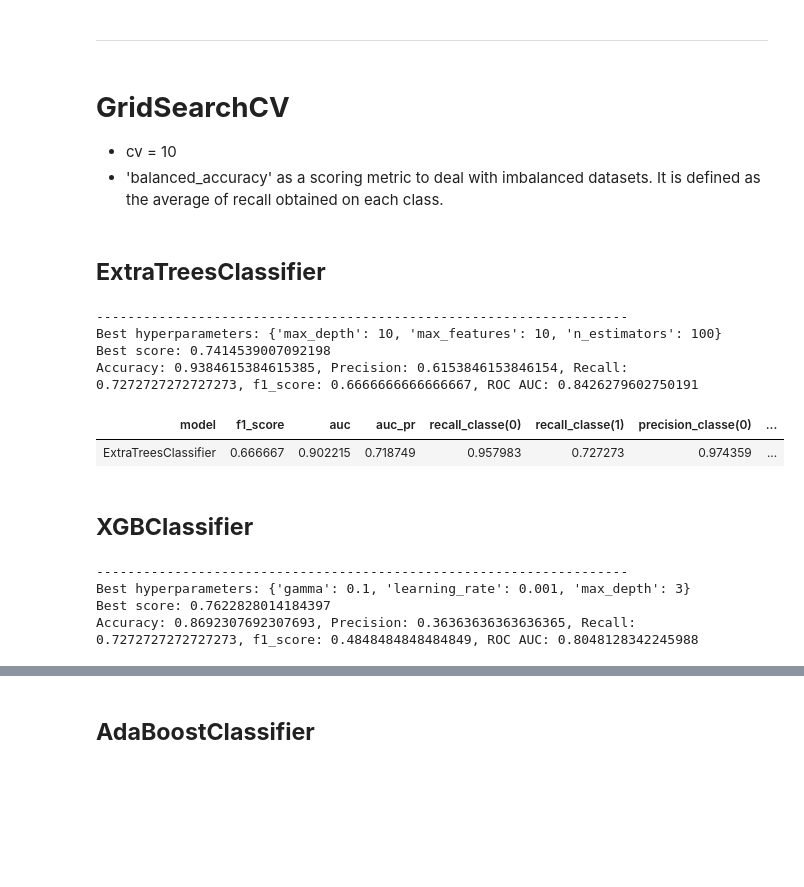
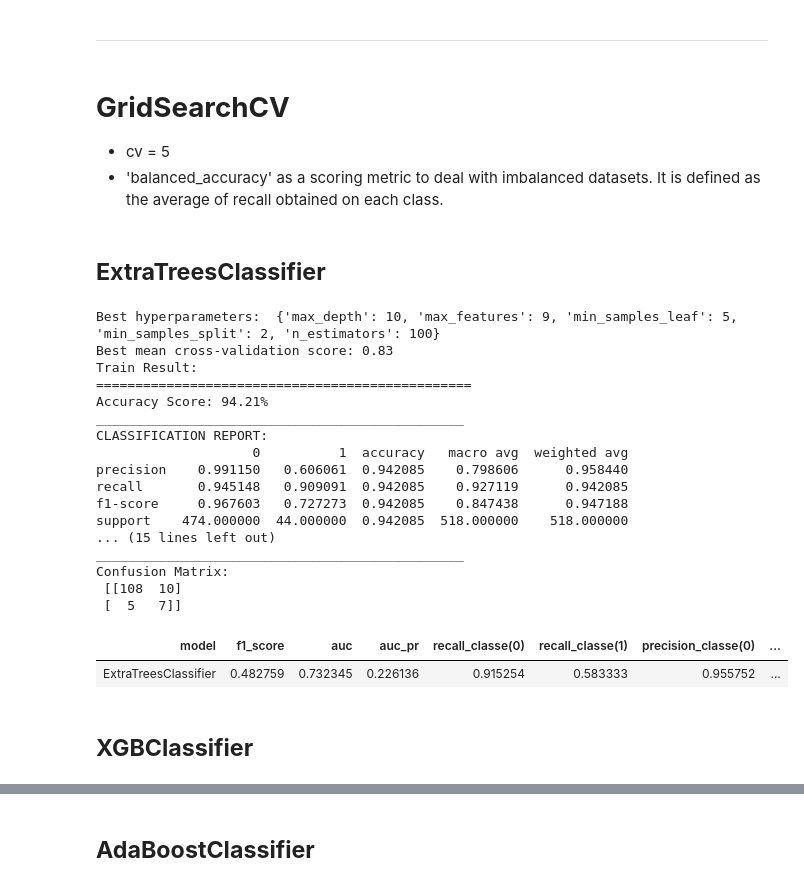
Before and after one commit to mounsifelatouch/cdd, a Jupyter notebook: notebooks/4_cdd_ml_part_4_models_building.ipynb, the cells around one changed output, grey strips where cells are left out. Saved outputs shown, nothing was run; the diff lists cells and outputs as text; code cells hidden in the pictures; blank space fills up the shorter version.

```diff
--- a/notebooks/4_cdd_ml_part_4_models_building.ipynb
+++ b/notebooks/4_cdd_ml_part_4_models_building.ipynb
@@ -92,14 +92,13 @@ def print_auc(clf, X_train, y_train, X_test, y_test, model_name) :
     #plt.title("Precision-Recall Curve")
 
     #plt.show()
-    #print_score(clf, X_train, y_train, X_test, y_test, train=True)
     precision_sc=precision_score(y_test, clf.predict(X_test), average=None)
     recall_sc = recall_score(y_test, clf.predict(X_test), average=None)
     test_score = accuracy_score(y_test, clf.predict(X_test)) * 100
     train_score = accuracy_score(y_train, clf.predict(X_train)) * 100
     f1 = f1_score(y_test, clf.predict(X_test))
-    #print_score(clf, X_train, y_train, X_test, y_test, train=True)
-    #print_score(clf, X_train, y_train, X_test, y_test, train=False)
+    print_score(clf, X_train, y_train, X_test, y_test, train=True)
+    print_score(clf, X_train, y_train, X_test, y_test, train=False)
     metriques = {"fpr" : fpr, "recall_sc" : recall_sc, "precision_sc" : precision_sc, "tpr" : tpr,
                  "test_score" : test_score, "train_score" : train_score, "f1" : f1,
                  "auc_pr" : auc_precision_recall, "auc": roc_auc}
@@ -137,4 +128,4 @@ In addition, you may want to consider the class imbalance in your dataset and us
 # %%
-df = pd.read_csv('bioactivity_data_GraphOnlyFingerprinter.csv')
+df = pd.read_csv('bioactivity_data_PubchemFingerprinter.csv')
 df
 # %% [output]
@@ -176,7 +167,8 @@ X.shape, y.shape
 # %% [markdown]
 ## **Data split (80/20 ratio)**
 # %%
-idx_train, idx_test = train_test_split(np.arange(len(X)), stratify=y, test_size=.2)
+n = np.arange(len(X))
+idx_train, idx_test = train_test_split(n, test_size=.2, random_state=seed)
 # %%
 X_train, y_train = X.loc[idx_train], y.loc[idx_train]
 X_test, y_test = X.loc[idx_test], y.loc[idx_test]
@@ -230,5 +228,5 @@ n_samples, n_classes = 518, 2
 class_weights = dict(zip(np.unique(y_train), n_samples / (n_classes * np.bincount(y_train))))
 # %% [markdown]
 # **GridSearchCV**
-* cv = 10
+* cv = 5
 * 'balanced_accuracy' as a scoring metric to deal with imbalanced datasets. It is defined as the average of recall obtained on each class.
@@ -263,38 +233,51 @@ def gridsearch_cv(clf, X_train, y_train, param_grid):
 # %% [markdown]
 ## **ExtraTreesClassifier**
-# %%
-clf1 = ExtraTreesClassifier(random_state=seed, class_weight=class_weights)
-param_grid1 = {'n_estimators': [100, 500, 1000],
-        'max_depth': [10, 25, 40, 50],
-        'max_features': [int(sqrt(X.shape[1])), int(log2(X.shape[1]))]}
-
-gridsearch_cv(clf1, X_train, y_train, param_grid1)
-# %% [output]
---------------------------------------------------------------------
-Best hyperparameters: {'max_depth': 10, 'max_features': 10, 'n_estimators': 100}
-Best score: 0.7414539007092198
-Accuracy: 0.9384615384615385, Precision: 0.6153846153846154, Recall: 0.7272727272727273, f1_score: 0.6666666666666667, ROC AUC: 0.8426279602750191
 # %%
-model1 = ExtraTreesClassifier(random_state=seed, max_depth=10, n_estimators=100, class_weight=class_weights, max_features=10).fit(X_train, y_train)
+clf1 = ExtraTreesClassifier(random_state=seed, class_weight='balanced')
+param_grid = {'n_estimators': [100, 500, 1000],
+              'max_depth': [10, 25, 50, 100],
+              'max_features': [int(sqrt(X.shape[1])), int(log2(X.shape[1]))],
+              'min_samples_split' : [2, 5, 10],
+              'min_samples_leaf' : [1, 5, 10]}
+
+# Define the GridSearchCV object with 5-fold cross-validation
+grid_search = GridSearchCV(clf1, param_grid=param_grid, cv=5, scoring='balanced_accuracy', n_jobs=-1)
+
+# Fit the GridSearchCV object with the training data
+grid_search.fit(X_train, y_train)
+
+# Print the best hyperparameters and the corresponding mean cross-validation score
+print("Best hyperparameters: ", grid_search.best_params_)
+print("Best mean cross-validation score: {:.2f}".format(grid_search.best_score_))
+
+# Use the best hyperparameters to fit the model to the training data
+clf_best = ExtraTreesClassifier(**grid_search.best_params_, random_state=seed, class_weight='balanced')
+model1 = clf_best.fit(X_train, y_train)
+
 clf1 = print_auc(model1, X_train, y_train, X_test, y_test, 'ExtraTreesClassifier')
 df1 = pd.DataFrame(data=[['ExtraTreesClassifier', clf1['f1'], clf1['auc'], clf1['auc_pr'], clf1['recall_sc'][0], clf1['recall_sc'][1], clf1['precision_sc'][0], clf1['precision_sc'][1]]],
                           columns=['model', 'f1_score', 'auc', 'auc_pr', 'recall_classe(0)', 'recall_classe(1)', 'precision_classe(0)', 'precision_classe(1)'])
 df1.style.hide_index()
 # %% [output]
+Best hyperparameters:  {'max_depth': 10, 'max_features': 9, 'min_samples_leaf': 5, 'min_samples_split': 2, 'n_estimators': 100}
+Best mean cross-validation score: 0.83
+Train Result:
+================================================
+Accuracy Score: 94.21%
+_______________________________________________
+CLASSIFICATION REPORT:
+                    0          1  accuracy   macro avg  weighted avg
+precision    0.991150   0.606061  0.942085    0.798606      0.958440
+recall       0.945148   0.909091  0.942085    0.927119      0.942085
+f1-score     0.967603   0.727273  0.942085    0.847438      0.947188
+support    474.000000  44.000000  0.942085  518.000000    518.000000
+... (15 lines left out)
+_______________________________________________
+Confusion Matrix:
+ [[108  10]
+ [  5   7]]
 | model | f1_score | auc | auc_pr | recall_classe(0) | recall_classe(1) | precision_classe(0) | ... |
-| ExtraTreesClassifier | 0.666667 | 0.902215 | 0.718749 | 0.957983 | 0.727273 | 0.974359 | ... |
+| ExtraTreesClassifier | 0.482759 | 0.732345 | 0.226136 | 0.915254 | 0.583333 | 0.955752 | ... |
 # %% [markdown]
 ## **XGBClassifier**
-# %%
-clf2 = xgb.XGBClassifier(objective='binary:logistic', scale_pos_weight=imbalance_ratio)
-param_grid2 = {'learning_rate' : [0.001, 0.1, 1.0],
-        'max_depth' : [3, 7, 25, 100],
-        'gamma' : [0.1, 0.5, 1.0]}
-
-gridsearch_cv(clf2, X_train, y_train, param_grid2)
-# %% [output]
---------------------------------------------------------------------
-Best hyperparameters: {'gamma': 0.1, 'learning_rate': 0.001, 'max_depth': 3}
-Best score: 0.7622828014184397
-Accuracy: 0.8692307692307693, Precision: 0.36363636363636365, Recall: 0.7272727272727273, f1_score: 0.4848484848484849, ROC AUC: 0.8048128342245988
 # %%
```
Also changed, not shown: parts of 29 cells of this notebook.
